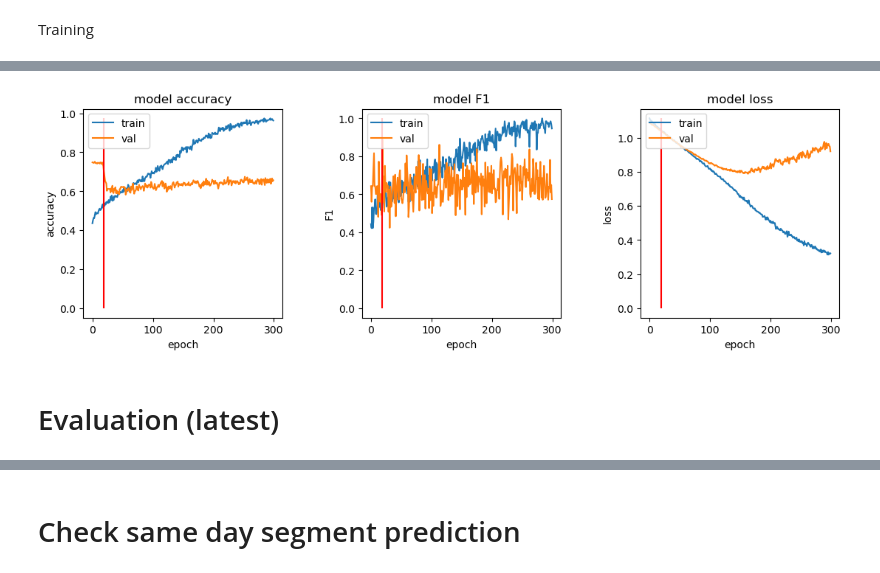
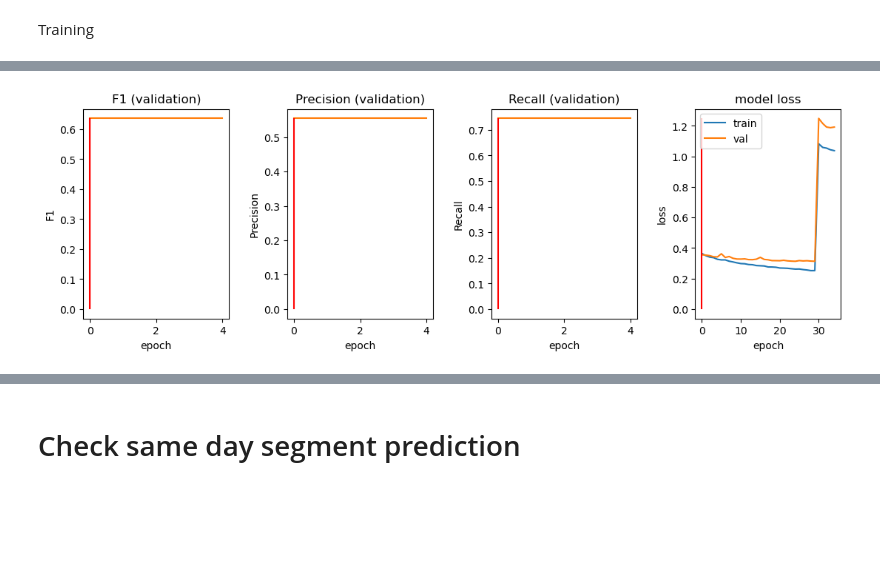
Before and after one commit to Yahnnosh/Sensor-Based-Modeling-of-Fatigue-Using-Transformer-Model, a Jupyter notebook: CNN_MobileNetV2.ipynb, the cells around one changed output, grey strips where cells are left out. Drawn from its saved outputs; the diff is of its cells as text; code cells hidden in the pictures; blank space fills up the shorter version.

```diff
--- a/CNN_MobileNetV2.ipynb
+++ b/CNN_MobileNetV2.ipynb
@@ -470,14 +557,6 @@ history = model.fit_generator(generator=training_batch_generator,
-# %%
-%%time
-# save best performing model
-checkpoint_path_f1 = './temp/checkpoint_model_f1'
-model_checkpoint_callback_f1 = ModelCheckpoint(filepath=checkpoint_path_f1,
-                                            save_weights_only=True,
-                                            monitor='val_f1',
-                                            save_best_only=True)
-
-# train
-history = model.fit_generator(generator=training_batch_generator,
-                              validation_data=validation_batch_generator,
-                              epochs=300,
-                              callbacks=[model_checkpoint_callback_f1])
+# %%
+# train (finetuning)
+history_finetuning = model.fit_generator(generator=training_batch_generator,
+                                         validation_data=validation_batch_generator,
+                                         epochs=5,
+                                         callbacks=[extra_metrics])
@@ -484,45 +579,53 @@ history = model.fit_generator(generator=training_batch_generator,
 # %%
+# concat information
+full_history = {'loss': history.history['loss'] + history_finetuning.history['loss'],
+                'val_loss': history.history['val_loss'] + history_finetuning.history['val_loss']}
+
 # plot training curve
 plt.subplots_adjust(left=0.1,
                     bottom=0.01,
                     right=1.7,
                     top=0.6,
                     wspace=0.4,
                     hspace=0.4)
 
-best_model_epoch = np.argmax(history.history['val_f1'])
+# mark best performing epoch
+best_model_epoch = np.argmax(extra_metrics.val_f1s)
 
-# metric
-plt.subplot(1, 3, 1)
-plt.plot(history.history['accuracy'])
-plt.plot(history.history['val_accuracy'])
-plt.vlines(x=best_model_epoch, ymin=0, ymax=max(history.history['accuracy'] + history.history['val_accuracy']), color='red')
-plt.title('model accuracy')
-plt.ylabel('accuracy')
-plt.xlabel('epoch')
-plt.legend(['train', 'val'], loc='upper left')
-
-plt.subplot(1, 3, 2)
-plt.plot(history.history['f1'])
-plt.plot(history.history['val_f1'])
-plt.vlines(x=best_model_epoch, ymin=0, ymax=max(history.history['f1'] + history.history['val_f1']), color='red')
-plt.title('model F1')
+# metric 1
+plt.subplot(1, 4, 1)
+plt.plot(extra_metrics.val_f1s, color='C1')
+plt.vlines(x=best_model_epoch, ymin=0, ymax=max(extra_metrics.val_f1s), color='red')
+plt.title('F1 (validation)')
 plt.ylabel('F1')
 plt.xlabel('epoch')
-plt.legend(['train', 'val'], loc='upper left')
+
+# metric 2
+plt.subplot(1, 4, 2)
+plt.plot(extra_metrics.val_precisions, color='C1')
+plt.vlines(x=best_model_epoch, ymin=0, ymax=max(extra_metrics.val_precisions), color='red')
+plt.title('Precision (validation)')
+plt.ylabel('Precision')
+plt.xlabel('epoch')
+
+# metric 3
+plt.subplot(1, 4, 3)
+plt.plot(extra_metrics.val_recalls, color='C1')
+plt.vlines(x=best_model_epoch, ymin=0, ymax=max(extra_metrics.val_recalls), color='red')
+plt.title('Recall (validation)')
+plt.ylabel('Recall')
+plt.xlabel('epoch')
 
 # loss
-plt.subplot(1, 3, 3)
-plt.plot(history.history['loss'])
-plt.plot(history.history['val_loss'])
-plt.vlines(x=best_model_epoch, ymin=0, ymax=max(history.history['loss'] + history.history['val_loss']), color='red')
+plt.subplot(1, 4, 4)
+plt.plot(full_history['loss'])
+plt.plot(full_history['val_loss'])
+plt.vlines(x=best_model_epoch, ymin=0, ymax=max(full_history['loss'] + full_history['val_loss']), color='red')
 plt.title('model loss')
 plt.ylabel('loss')
 plt.xlabel('epoch')
 plt.legend(['train', 'val'], loc='upper left')
 
 plt.show()
 # %% [output]
-[figure, old version]
+[figure, new version]
-# %% [markdown]
-# Evaluation (latest)
```
Also changed, not shown: parts of 47 cells of this notebook, 14 other files.
